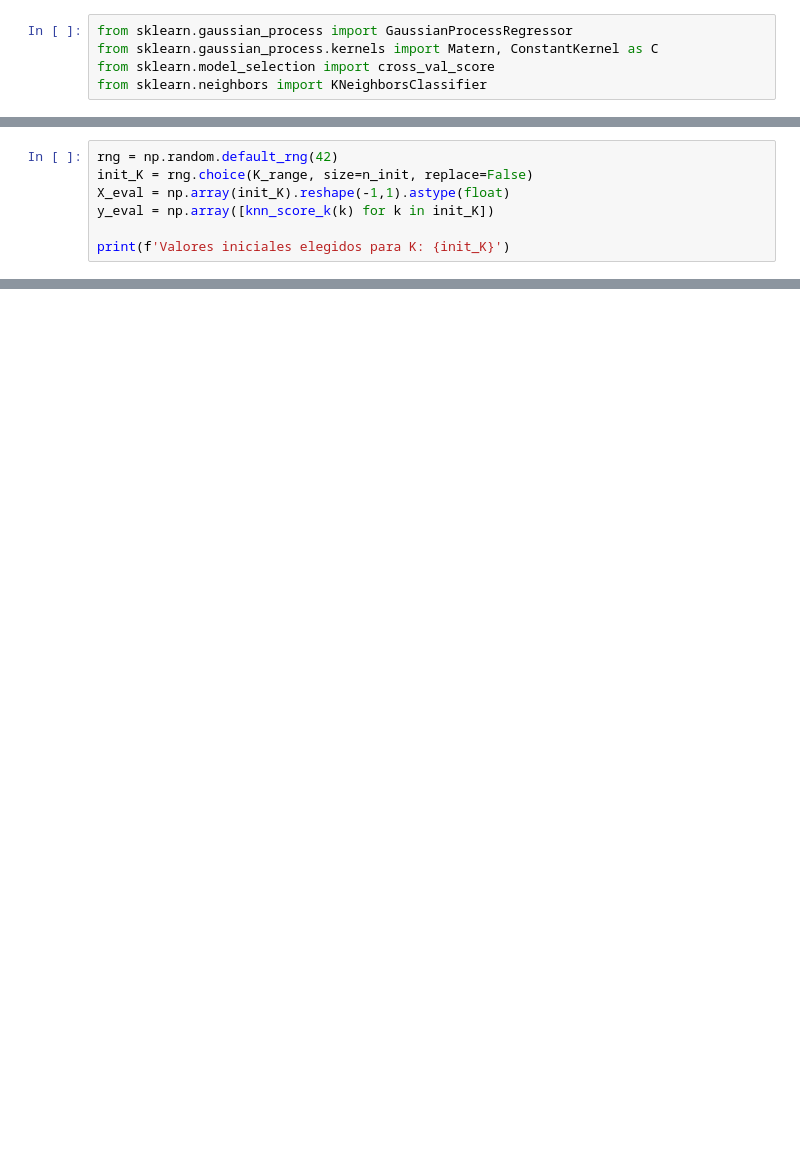
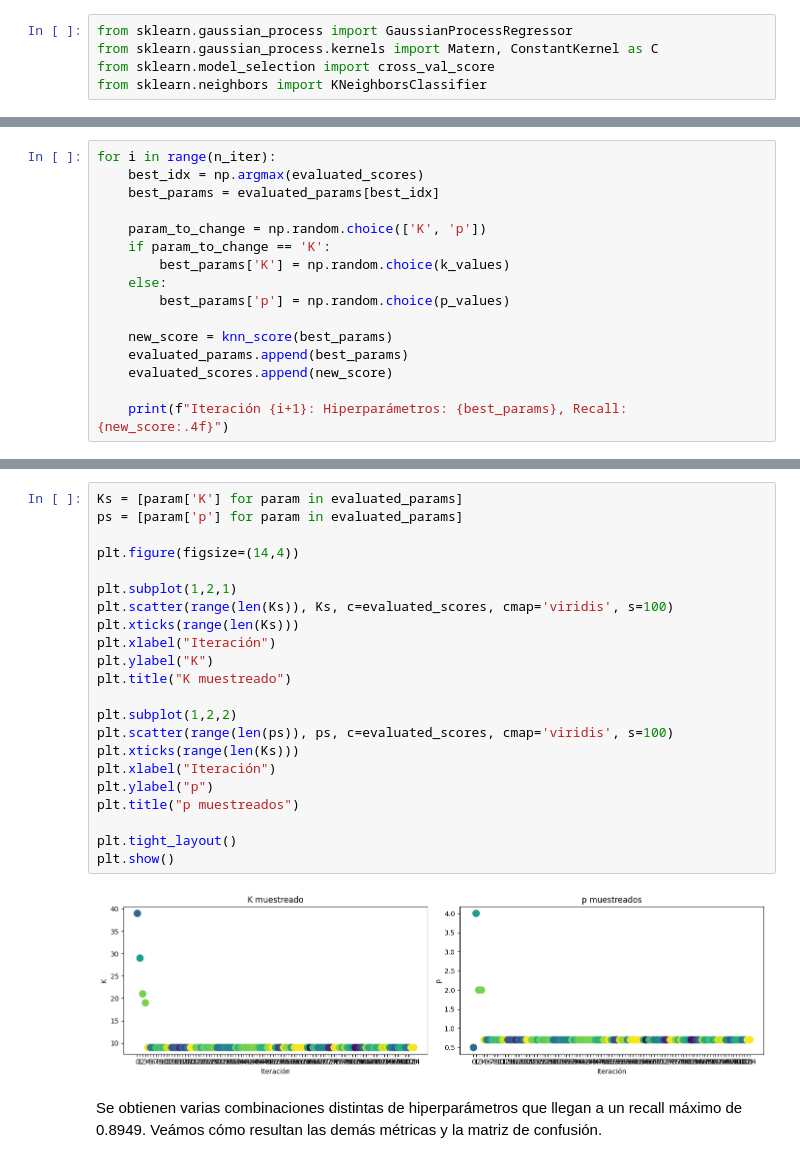
Before and after one commit to gabrielquiroga/aprMaqI_CEIA, a Jupyter notebook: clase2/ejercicios/ejercicio1.ipynb, the cells around one changed output, grey strips where cells are left out. Drawn from its saved outputs; the diff is of its cells as text; blank space fills up the shorter version.

```diff
--- a/clase2/ejercicios/ejercicio1.ipynb
+++ b/clase2/ejercicios/ejercicio1.ipynb
@@ -532,8 +552,17 @@ n_iter = 15                         # iteraciones del algoritmo
 # %%
-rng = np.random.default_rng(42)
-init_K = rng.choice(K_range, size=n_init, replace=False)
-X_eval = np.array(init_K).reshape(-1,1).astype(float)
-y_eval = np.array([knn_score_k(k) for k in init_K])
+for i in range(n_iter):
+    best_idx = np.argmax(evaluated_scores)
+    best_params = evaluated_params[best_idx]
 
-print(f'Valores iniciales elegidos para K: {init_K}')
+    param_to_change = np.random.choice(['K', 'p'])
+    if param_to_change == 'K':
+        best_params['K'] = np.random.choice(k_values)
+    else:
+        best_params['p'] = np.random.choice(p_values)
+
+    new_score = knn_score(best_params)
+    evaluated_params.append(best_params)
+    evaluated_scores.append(new_score)
+
+    print(f"Iteración {i+1}: Hiperparámetros: {best_params}, Recall: {new_score:.4f}")
 # %% [output]
@@ -540,0 +627,26 @@ Valores iniciales elegidos para K: [37 22 32  5 50]
+# %%
+Ks = [param['K'] for param in evaluated_params]
+ps = [param['p'] for param in evaluated_params]
+
+plt.figure(figsize=(14,4))
+
+plt.subplot(1,2,1)
+plt.scatter(range(len(Ks)), Ks, c=evaluated_scores, cmap='viridis', s=100)
+plt.xticks(range(len(Ks)))
+plt.xlabel("Iteración")
+plt.ylabel("K")
+plt.title("K muestreado")
+
+plt.subplot(1,2,2)
+plt.scatter(range(len(ps)), ps, c=evaluated_scores, cmap='viridis', s=100)
+plt.xticks(range(len(Ks)))
+plt.xlabel("Iteración")
+plt.ylabel("p")
+plt.title("p muestreados")
+
+plt.tight_layout()
+plt.show()
+# %% [output]
+[figure, added]
+# %% [markdown]
+Se obtienen varias combinaciones distintas de hiperparámetros que llegan a un recall máximo de 0.8949. Veámos cómo resultan las demás métricas y la matriz de confusión.
```
Also changed, not shown: parts of 10 cells of this notebook.
